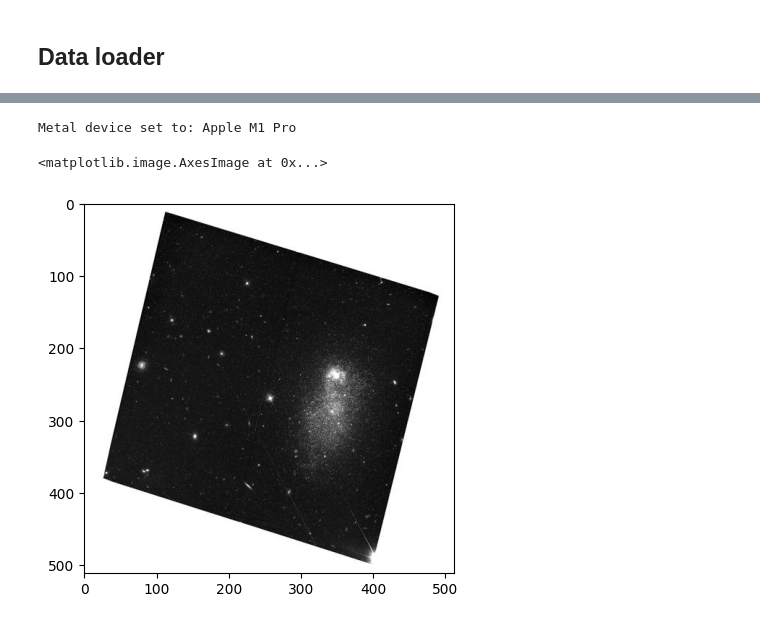
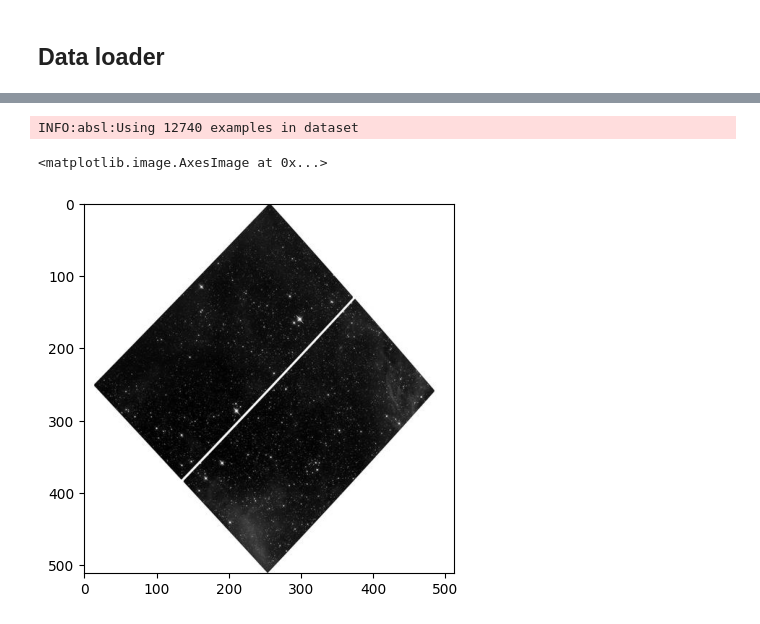
Before and after one commit to smsharma/PAPERCLIP-Hubble, a Jupyter notebook: notebooks/create_dataset.ipynb, the cells around one changed output, grey strips where cells are left out. Cells and saved outputs as stored; diff of their text form; code cells hidden in the pictures.

```diff
--- a/notebooks/create_dataset.ipynb
+++ b/notebooks/create_dataset.ipynb
@@ -161,18 +274,18 @@ with tf.io.TFRecordWriter('../data/observations.tfrecord') as writer:
 # %%
 import sys
 sys.path.append("../")
 
 from models.dataset_utils import make_dataloader, create_input_iter
 
-files = ['../data/observations.tfrecord']
+files = ['../data/tfrecords/observations_1.tfrecord','../data/tfrecords/observations_2.tfrecord','../data/tfrecords/observations_3.tfrecord','../data/tfrecords/observations_4.tfrecord',]
 ds = make_dataloader(files, batch_size=32, seed=42)
 create_input_iter(ds)
 
 image, caption = next(iter(ds))
 
 import matplotlib.pyplot as plt
 plt.imshow(image[0], vmin=0, vmax=1)
 # %% [output]
-Metal device set to: Apple M1 Pro
+INFO:absl:Using 12740 examples in dataset
 <matplotlib.image.AxesImage at 0x...>
-[figure, old version]
+[figure, new version]
```
Also changed, not shown: parts of 14 cells of this notebook, 2 other files.
